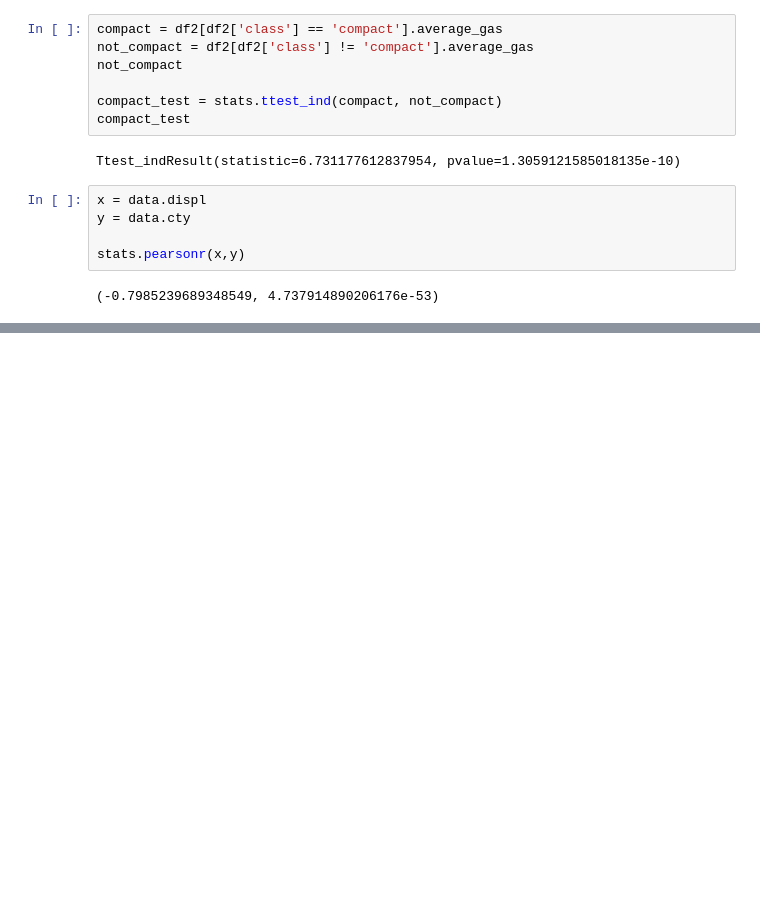
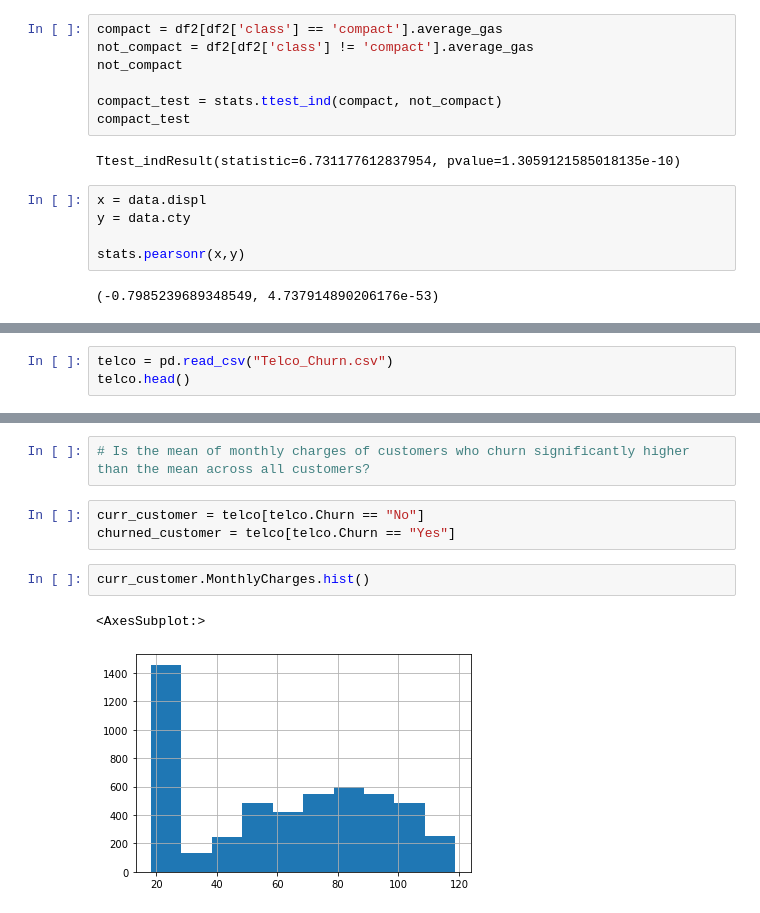
Before and after one commit to tim-keriazes/statistics-exercises, a Jupyter notebook: hypothesis_testing.ipynb, the cells around one changed output, grey strips where cells are left out. Cells and saved outputs as stored; diff of their text form; blank space fills up the shorter version.

```diff
--- a/hypothesis_testing.ipynb
+++ b/hypothesis_testing.ipynb
@@ -172,0 +223,3 @@ stats.pearsonr(x,y)
+# %%
+telco = pd.read_csv("Telco_Churn.csv")
+telco.head()
@@ -172,0 +234,10 @@ stats.pearsonr(x,y)
+# %%
+# Is the mean of monthly charges of customers who churn significantly higher than the mean across all customers?
+# %%
+curr_customer = telco[telco.Churn == "No"]
+churned_customer = telco[telco.Churn == "Yes"]
+# %%
+curr_customer.MonthlyCharges.hist()
+# %% [output]
+<AxesSubplot:>
+[figure, added]
```
Also changed, not shown: parts of 64 cells of this notebook.
